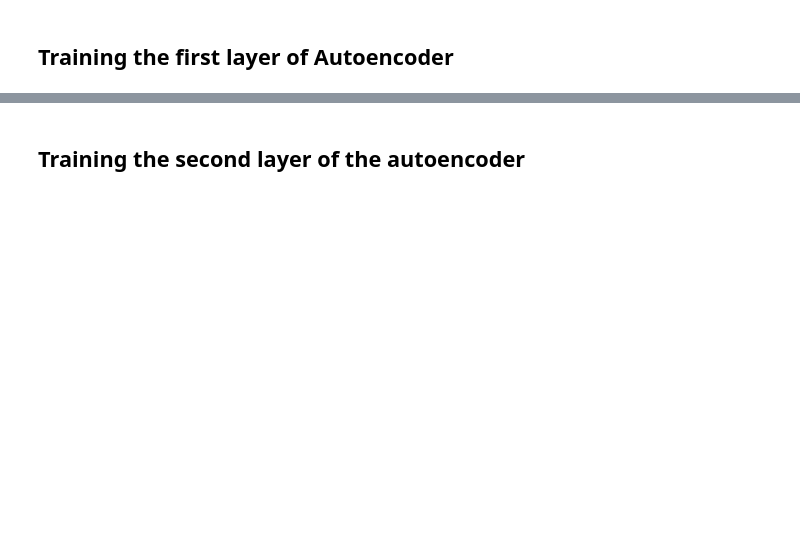
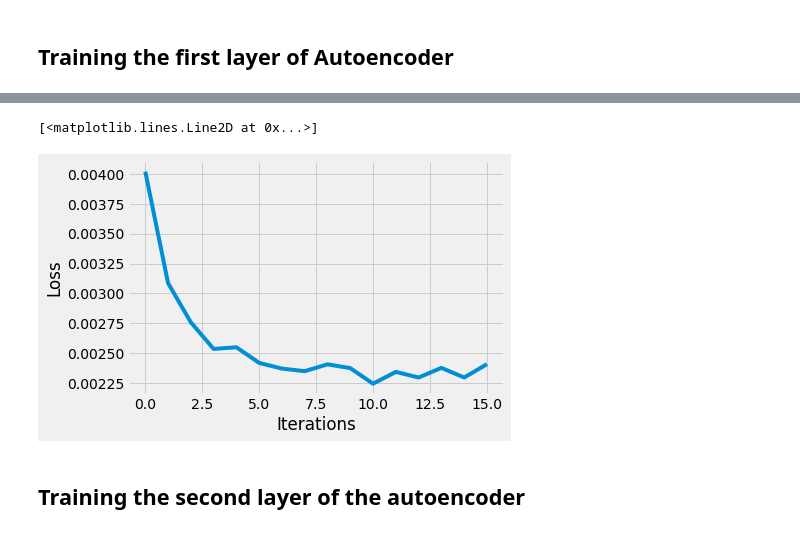
Before and after one commit to nehamjain10/CS6910_Assignments, a Jupyter notebook: Assignment_2/Assignment2Task2.ipynb, the cells around one changed output, grey strips where cells are left out. Drawn from its saved outputs; the diff is of its cells as text; code cells hidden in the pictures; blank space fills up the shorter version.

```diff
--- a/Assignment_2/Assignment2Task2.ipynb
+++ b/Assignment_2/Assignment2Task2.ipynb
@@ -194,3 +215,13 @@ plt.plot(losses[:100])
+# %%
+# Defining the Plot Style
+plt.style.use('fivethirtyeight')
+plt.xlabel('Iterations')
+plt.ylabel('Loss')
+
+plt.plot(avg_test_loss[:100])
+# %% [output]
+[<matplotlib.lines.Line2D at 0x...>]
+[figure, added]
 # %% [markdown]
 ## Training the second layer of the autoencoder
 # %%
```
Also changed, not shown: parts of 9 cells of this notebook, 4 other files.
